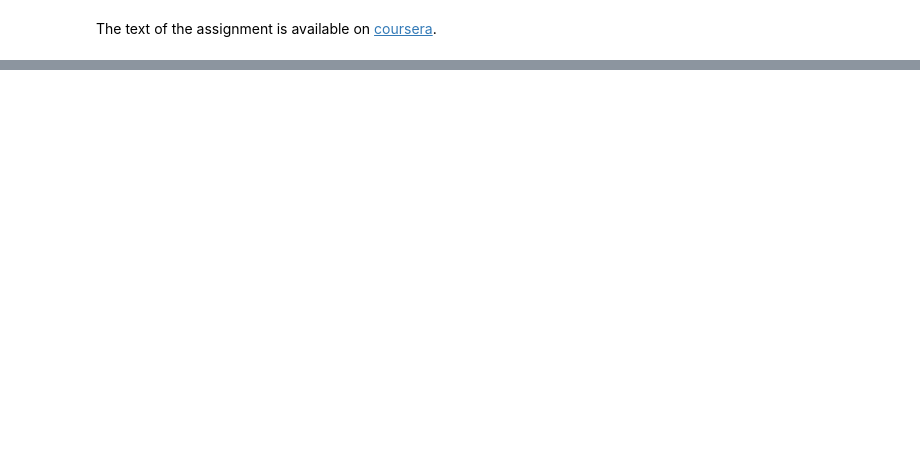
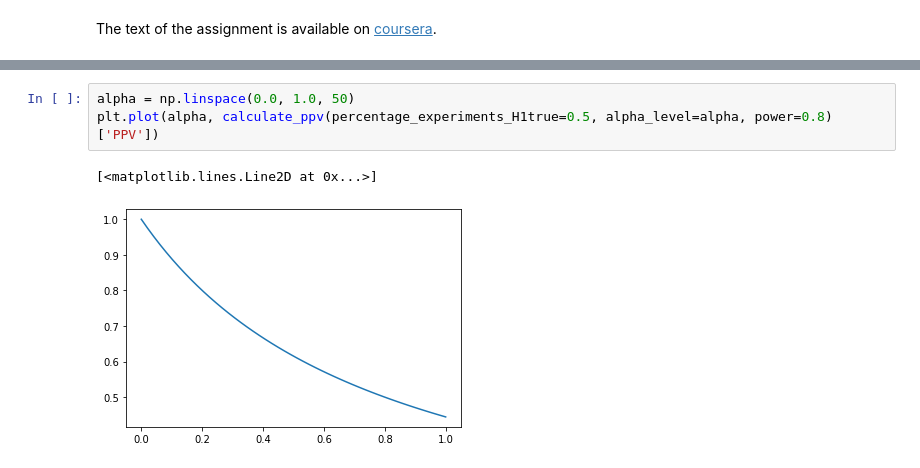
Before and after one commit to bcrestel/coursera_statisticalinferences, a Jupyter notebook: notebooks/week_3_PositivePredictiveValue.ipynb, the cells around one changed output, grey strips where cells are left out. Drawn from its saved outputs; the diff is of its cells as text; blank space fills up the shorter version.

```diff
--- a/notebooks/week_3_PositivePredictiveValue.ipynb
+++ b/notebooks/week_3_PositivePredictiveValue.ipynb
@@ -41,0 +68,6 @@ calculate_ppv(percentage_experiments_H0true=0.7, alpha_level=0.05, power=0.35)
+# %%
+alpha = np.linspace(0.0, 1.0, 50)
+plt.plot(alpha, calculate_ppv(percentage_experiments_H1true=0.5, alpha_level=alpha, power=0.8)['PPV'])
+# %% [output]
+[<matplotlib.lines.Line2D at 0x...>]
+[figure, added]
```
Also changed, not shown: parts of 21 cells of this notebook.
